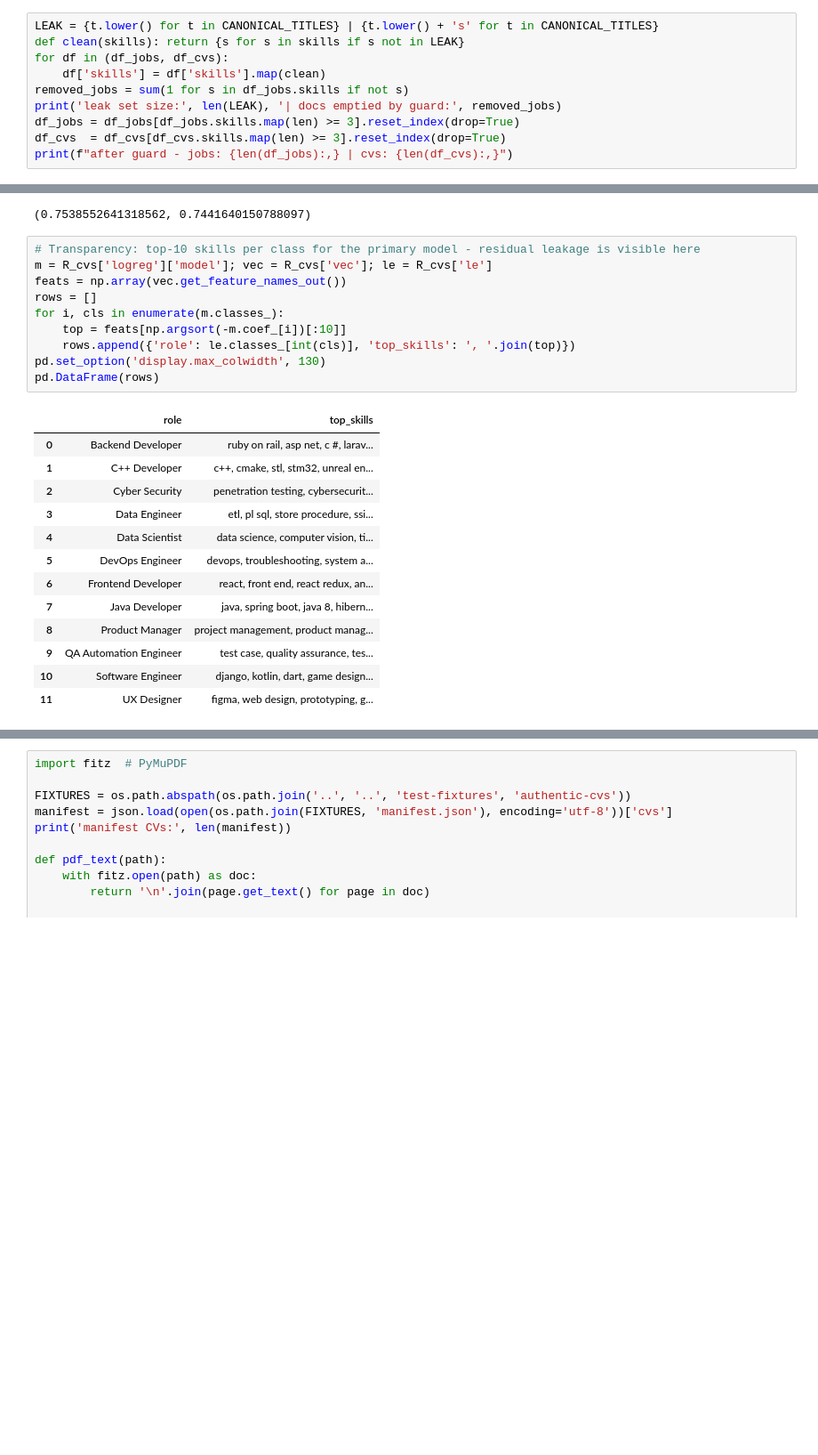
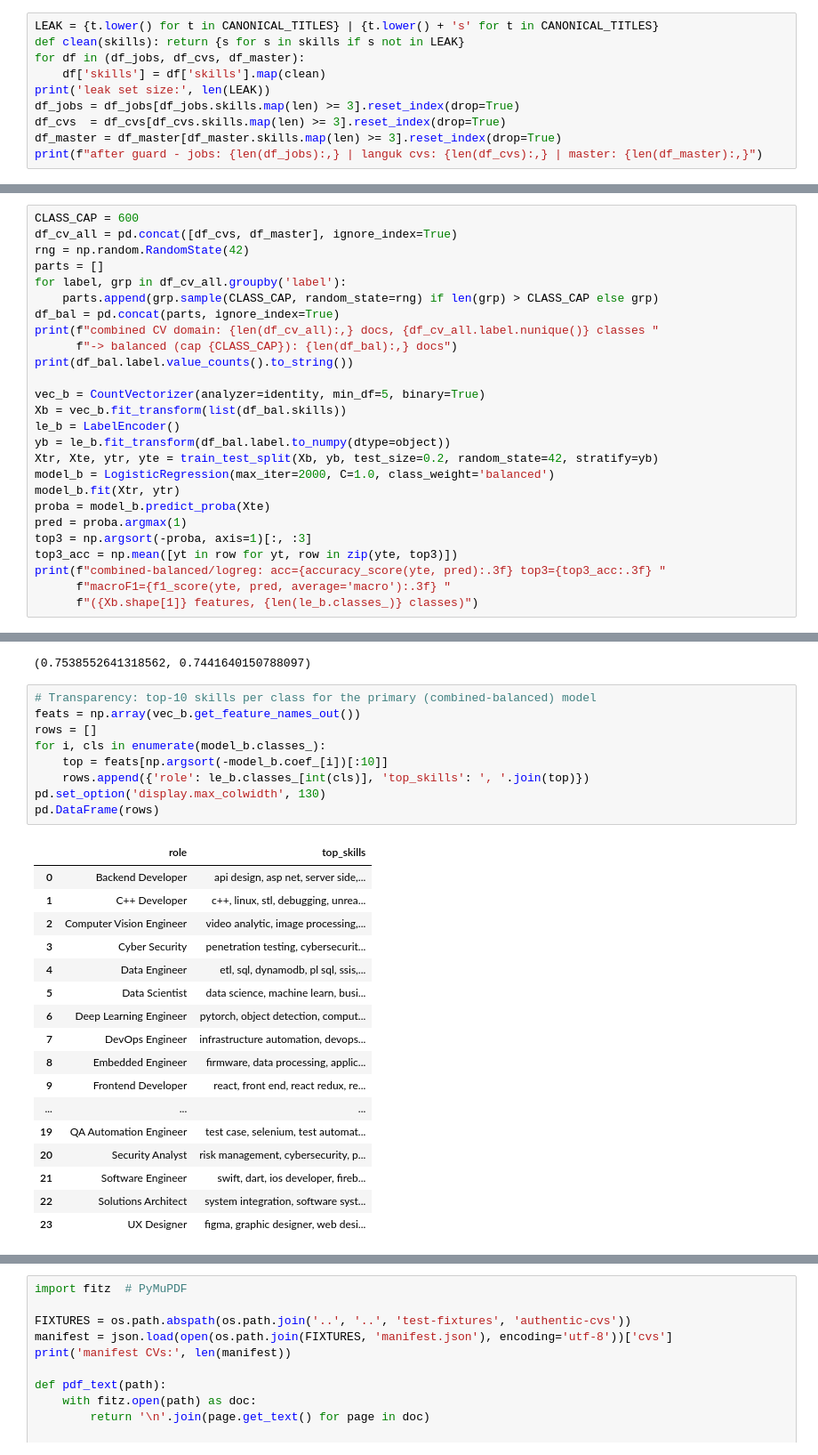
Before and after one commit to yaringol/CareerLens, a Jupyter notebook: ds/model/skills_to_title.ipynb, the cells around one changed output, grey strips where cells are left out. Shown at 89% size. Saved outputs shown, nothing was run; the diff lists cells and outputs as text; blank space fills up the shorter version.

```diff
--- a/ds/model/skills_to_title.ipynb
+++ b/ds/model/skills_to_title.ipynb
@@ -108,11 +118,11 @@ so any residual leakage is visible, not hidden.
 # %%
 LEAK = {t.lower() for t in CANONICAL_TITLES} | {t.lower() + 's' for t in CANONICAL_TITLES}
 def clean(skills): return {s for s in skills if s not in LEAK}
-for df in (df_jobs, df_cvs):
+for df in (df_jobs, df_cvs, df_master):
     df['skills'] = df['skills'].map(clean)
-removed_jobs = sum(1 for s in df_jobs.skills if not s)
-print('leak set size:', len(LEAK), '| docs emptied by guard:', removed_jobs)
+print('leak set size:', len(LEAK))
 df_jobs = df_jobs[df_jobs.skills.map(len) >= 3].reset_index(drop=True)
 df_cvs  = df_cvs[df_cvs.skills.map(len) >= 3].reset_index(drop=True)
-print(f"after guard - jobs: {len(df_jobs):,} | cvs: {len(df_cvs):,}")
+df_master = df_master[df_master.skills.map(len) >= 3].reset_index(drop=True)
+print(f"after guard - jobs: {len(df_jobs):,} | languk cvs: {len(df_cvs):,} | master: {len(df_master):,}")
 # %% [output]
@@ -170,0 +190,26 @@ cvs/mlp: acc=0.822 top3=0.953 macroF1=0.822 (3067 skill features)
+# %%
+CLASS_CAP = 600
+df_cv_all = pd.concat([df_cvs, df_master], ignore_index=True)
+rng = np.random.RandomState(42)
+parts = []
+for label, grp in df_cv_all.groupby('label'):
+    parts.append(grp.sample(CLASS_CAP, random_state=rng) if len(grp) > CLASS_CAP else grp)
+df_bal = pd.concat(parts, ignore_index=True)
+print(f"combined CV domain: {len(df_cv_all):,} docs, {df_cv_all.label.nunique()} classes "
+      f"-> balanced (cap {CLASS_CAP}): {len(df_bal):,} docs")
+print(df_bal.label.value_counts().to_string())
+
+vec_b = CountVectorizer(analyzer=identity, min_df=5, binary=True)
+Xb = vec_b.fit_transform(list(df_bal.skills))
+le_b = LabelEncoder()
+yb = le_b.fit_transform(df_bal.label.to_numpy(dtype=object))
+Xtr, Xte, ytr, yte = train_test_split(Xb, yb, test_size=0.2, random_state=42, stratify=yb)
+model_b = LogisticRegression(max_iter=2000, C=1.0, class_weight='balanced')
+model_b.fit(Xtr, ytr)
+proba = model_b.predict_proba(Xte)
+pred = proba.argmax(1)
+top3 = np.argsort(-proba, axis=1)[:, :3]
+top3_acc = np.mean([yt in row for yt, row in zip(yte, top3)])
+print(f"combined-balanced/logreg: acc={accuracy_score(yte, pred):.3f} top3={top3_acc:.3f} "
+      f"macroF1={f1_score(yte, pred, average='macro'):.3f} "
+      f"({Xb.shape[1]} features, {len(le_b.classes_)} classes)")
@@ -189,29 +252,32 @@ trained on JOBS  -> tested on CVs : acc=0.776 macroF1=0.777
 trained on CVs   -> tested on JOBS: acc=0.754 macroF1=0.744
 (0.7538552641318562, 0.7441640150788097)
 # %%
-# Transparency: top-10 skills per class for the primary model - residual leakage is visible here
-m = R_cvs['logreg']['model']; vec = R_cvs['vec']; le = R_cvs['le']
-feats = np.array(vec.get_feature_names_out())
+# Transparency: top-10 skills per class for the primary (combined-balanced) model
+feats = np.array(vec_b.get_feature_names_out())
 rows = []
-for i, cls in enumerate(m.classes_):
-    top = feats[np.argsort(-m.coef_[i])[:10]]
-    rows.append({'role': le.classes_[int(cls)], 'top_skills': ', '.join(top)})
+for i, cls in enumerate(model_b.classes_):
+    top = feats[np.argsort(-model_b.coef_[i])[:10]]
+    rows.append({'role': le_b.classes_[int(cls)], 'top_skills': ', '.join(top)})
 pd.set_option('display.max_colwidth', 130)
 pd.DataFrame(rows)
 # %% [output]
 |  | role | top_skills |
-| 0 | Backend Developer | ruby on rail, asp net, c #, larav... |
-| 1 | C++ Developer | c++, cmake, stl, stm32, unreal en... |
-| 2 | Cyber Security | penetration testing, cybersecurit... |
-| 3 | Data Engineer | etl, pl sql, store procedure, ssi... |
-| 4 | Data Scientist | data science, computer vision, ti... |
-| 5 | DevOps Engineer | devops, troubleshooting, system a... |
-| 6 | Frontend Developer | react, front end, react redux, an... |
-| 7 | Java Developer | java, spring boot, java 8, hibern... |
-| 8 | Product Manager | project management, product manag... |
-| 9 | QA Automation Engineer | test case, quality assurance, tes... |
-| 10 | Software Engineer | django, kotlin, dart, game design... |
-| 11 | UX Designer | figma, web design, prototyping, g... |
+| 0 | Backend Developer | api design, asp net, server side,... |
+| 1 | C++ Developer | c++, linux, stl, debugging, unrea... |
+| 2 | Computer Vision Engineer | video analytic, image processing,... |
+| 3 | Cyber Security | penetration testing, cybersecurit... |
+| 4 | Data Engineer | etl, sql, dynamodb, pl sql, ssis,... |
+| 5 | Data Scientist | data science, machine learn, busi... |
+| 6 | Deep Learning Engineer | pytorch, object detection, comput... |
+| 7 | DevOps Engineer | infrastructure automation, devops... |
+| 8 | Embedded Engineer | firmware, data processing, applic... |
+| 9 | Frontend Developer | react, front end, react redux, re... |
+| ... | ... | ... |
+| 19 | QA Automation Engineer | test case, selenium, test automat... |
+| 20 | Security Analyst | risk management, cybersecurity, p... |
+| 21 | Software Engineer | swift, dart, ios developer, fireb... |
+| 22 | Solutions Architect | system integration, software syst... |
+| 23 | UX Designer | figma, graphic designer, web desi... |
 # %% [markdown]
 ## 4. The real test — 32 authentic CVs (full pipeline)
 
```
Also changed, not shown: parts of 12 cells of this notebook, 1 other file.
